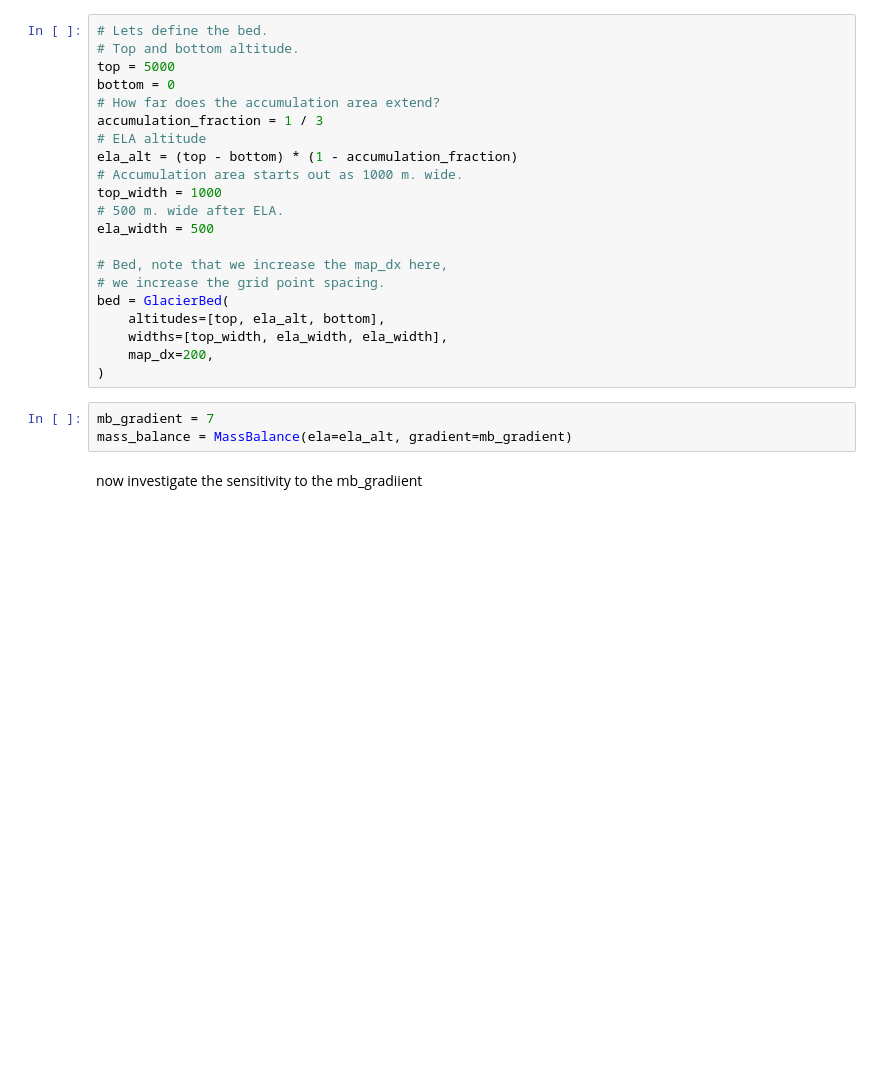
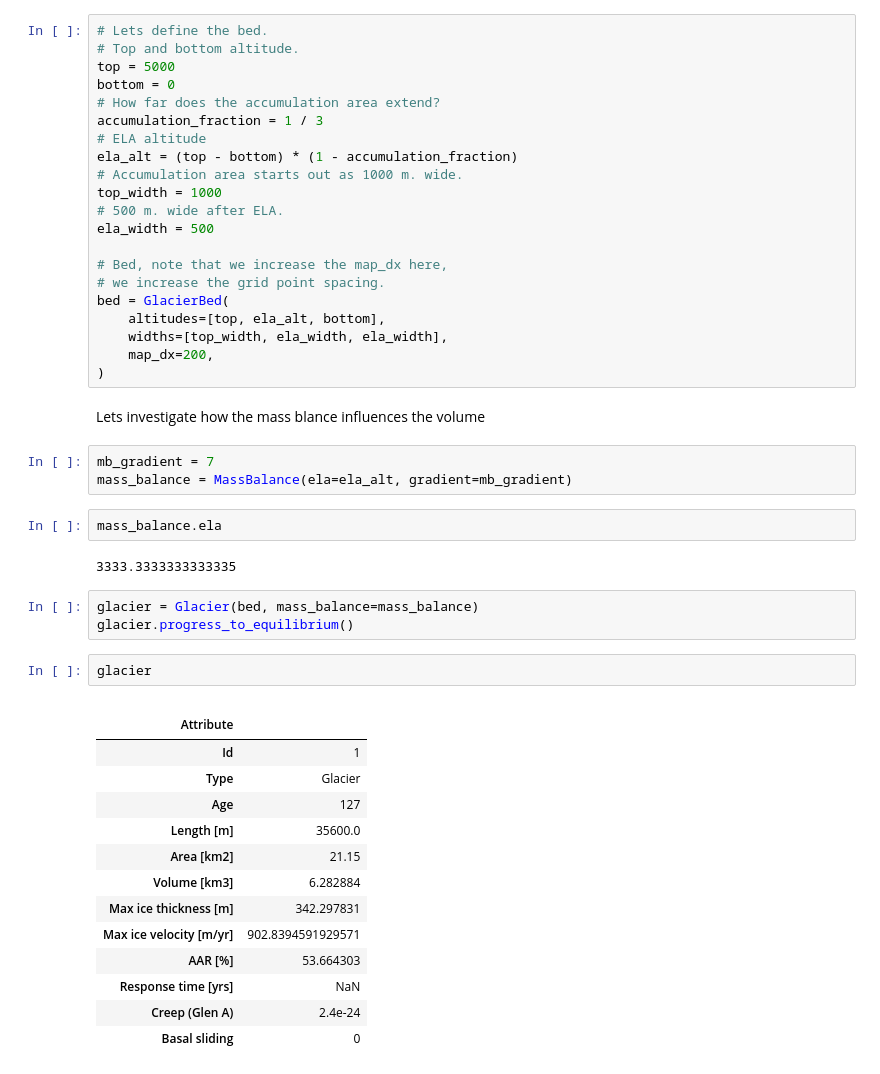
Before and after one commit to tgoelles/Modellieren-in-der-Physischen-Geographie, a Jupyter notebook: 05_sensitivity_validation.ipynb, the cells around one changed output. Saved outputs shown, nothing was run; the diff lists cells and outputs as text; blank space fills up the shorter version.

```diff
--- a/05_sensitivity_validation.ipynb
+++ b/05_sensitivity_validation.ipynb
@@ -33,8 +31,32 @@ bed = GlacierBed(
     widths=[top_width, ela_width, ela_width],
     map_dx=200,
 )
+# %% [markdown]
+Lets investigate how the mass blance influences the volume
 # %%
 mb_gradient = 7
 mass_balance = MassBalance(ela=ela_alt, gradient=mb_gradient)
-# %% [markdown]
-now investigate the sensitivity to the mb_gradiient
+# %%
+mass_balance.ela
+# %% [output]
+3333.3333333333335
+# %%
+glacier = Glacier(bed, mass_balance=mass_balance)
+glacier.progress_to_equilibrium()
+# %%
+glacier
+# %% [output]
+|  |  |
+| Attribute |  |
+| Id | 1 |
+| Type | Glacier |
+| Age | 127 |
+| Length [m] | 35600.0 |
+| Area [km2] | 21.15 |
+| Volume [km3] | 6.282884 |
+| Max ice thickness [m] | 342.297831 |
+| Max ice velocity [m/yr] | 902.8394591929571 |
+| AAR [%] | 53.664303 |
+| Response time [yrs] | NaN |
+| Creep (Glen A) | 2.4e-24 |
+| Basal sliding | 0 |
```
Also changed, not shown: parts of 41 cells of this notebook.
